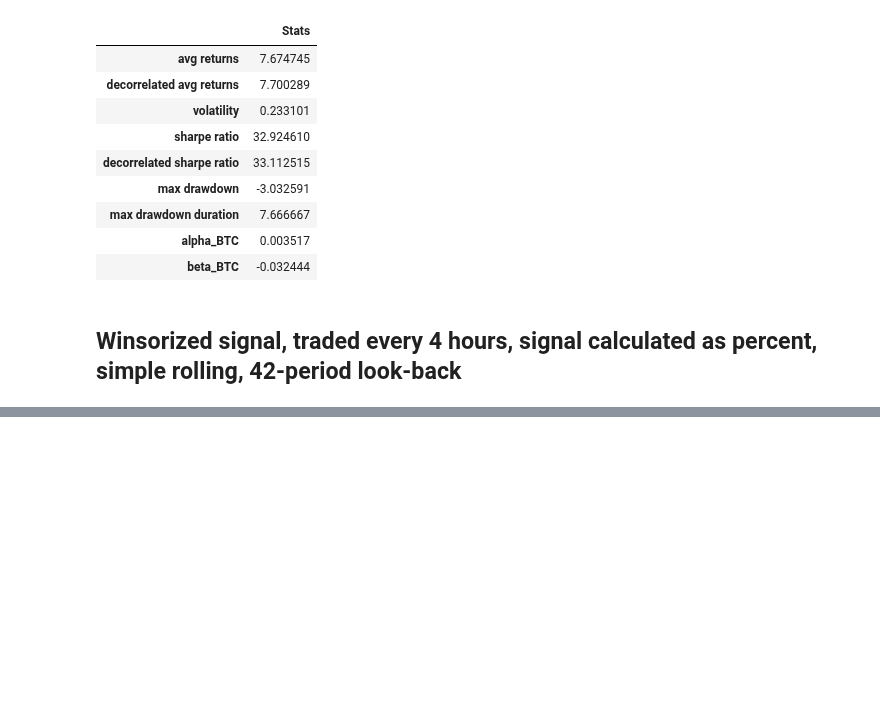
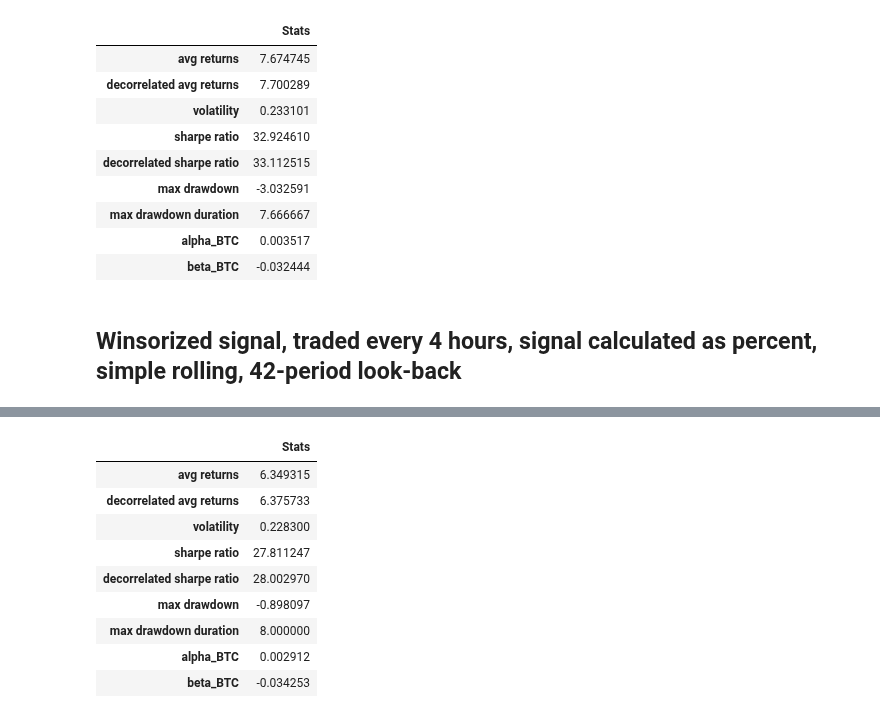
Before and after one commit to wbchristerson/crypto-strategies, a Jupyter notebook: moving_average_price_reversion.ipynb, the cells around one changed output, grey strips where cells are left out. Saved outputs shown, nothing was run; the diff lists cells and outputs as text; code cells hidden in the pictures; blank space fills up the shorter version.

```diff
--- a/moving_average_price_reversion.ipynb
+++ b/moving_average_price_reversion.ipynb
@@ -780,0 +810,13 @@ pd.Series(get_strategy_stats(net_returns, 4, test_px), name = "Stats").to_frame(
+# %%
+pd.Series(get_strategy_stats(net_returns, 4, test_px), name = "Stats").to_frame()
+# %% [output]
+|  | Stats |
+| avg returns | 6.349315 |
+| decorrelated avg returns | 6.375733 |
+| volatility | 0.228300 |
+| sharpe ratio | 27.811247 |
+| decorrelated sharpe ratio | 28.002970 |
+| max drawdown | -0.898097 |
+| max drawdown duration | 8.000000 |
+| alpha_BTC | 0.002912 |
+| beta_BTC | -0.034253 |
```
Also changed, not shown: parts of 4 cells of this notebook.
